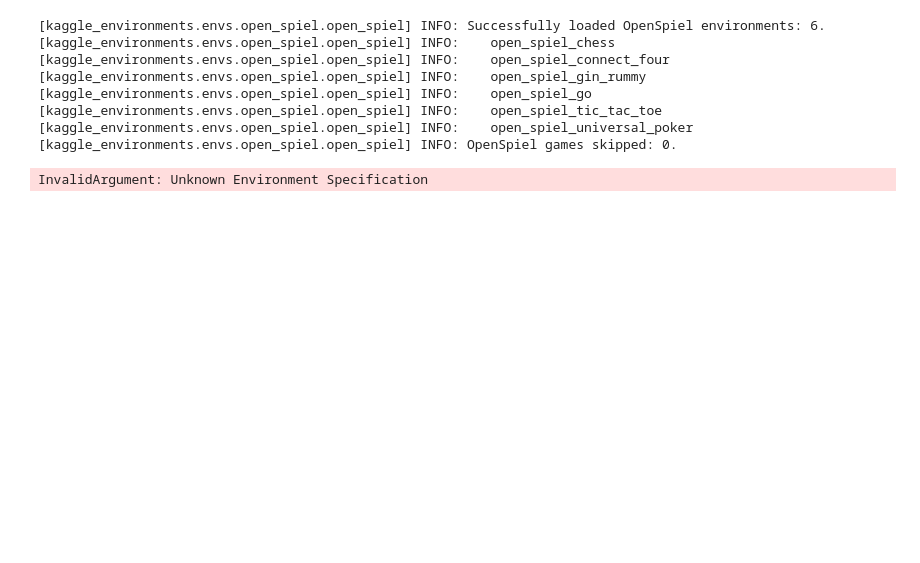
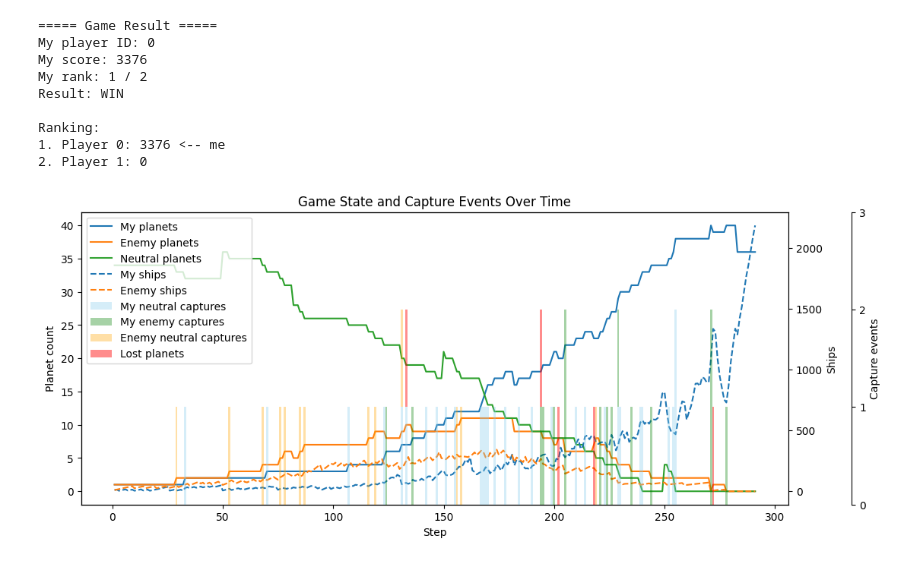
Before and after one commit to aneber20/orbit-wars-kaggle, a Jupyter notebook: test.ipynb, the cells around one changed output. Saved outputs shown, nothing was run; the diff lists cells and outputs as text; code cells hidden in the pictures; blank space fills up the shorter version.

Commit message:
Got performance similar to the baseline set by the step by step notebook

```diff
--- a/test.ipynb
+++ b/test.ipynb
@@ -1,17 +1,20 @@
 # %%
+import os
+import logging
+
+os.environ["KAGGLE_ENVS_LOG_LEVEL"] = "ERROR"
+logging.getLogger().setLevel(logging.ERROR)
+
+import random
+import numpy as np
+
+random.seed(42)
+np.random.seed(42)
+
 from kaggle_environments import make
-
-env = make("orbit_wars", debug=True)
-print(f"Environment: {env.name} v{env.version}")
-print(f"Players: {env.specification.agents}")
-print(f"Max steps: {env.configuration.episodeSteps}")
+from kaggle_environments.envs.orbit_wars.orbit_wars import Planet
+import matplotlib.pyplot as plt
+import math
+import pandas as pd
+from matplotlib.ticker import MaxNLocator
+from tqdm import tqdm
-# %% [output]
-[kaggle_environments.envs.open_spiel.open_spiel] INFO: Successfully loaded OpenSpiel environments: 6.
-[kaggle_environments.envs.open_spiel.open_spiel] INFO:    open_spiel_chess
-[kaggle_environments.envs.open_spiel.open_spiel] INFO:    open_spiel_connect_four
-[kaggle_environments.envs.open_spiel.open_spiel] INFO:    open_spiel_gin_rummy
-[kaggle_environments.envs.open_spiel.open_spiel] INFO:    open_spiel_go
-[kaggle_environments.envs.open_spiel.open_spiel] INFO:    open_spiel_tic_tac_toe
-[kaggle_environments.envs.open_spiel.open_spiel] INFO:    open_spiel_universal_poker
-[kaggle_environments.envs.open_spiel.open_spiel] INFO: OpenSpiel games skipped: 0.
-InvalidArgument: Unknown Environment Specification
@@ -17,0 +48,19 @@ InvalidArgument: Unknown Environment Specification
+# %%
+def nearest_agent(obs):
+    moves = []
+
+    my_planets, targets = split_planets(obs)
+
+    if not my_planets or not targets:
+        return moves
+
+    for mine in my_planets:
+        nearest = get_nearest_target(mine, targets)
+
+        ships_needed = nearest[5] + 1
+
+        if mine[5] >= ships_needed:
+            angle = get_angle(mine, nearest)
+            moves.append([mine[0], angle, ships_needed])
+
+    return moves
@@ -17,0 +449,15 @@ InvalidArgument: Unknown Environment Specification
+# %%
+env = make("orbit_wars", debug=True, configuration={"seed": 42})
+env.run([nearest_agent, "random"])
+plot_game_state(env)
+# %% [output]
+===== Game Result =====
+My player ID: 0
+My score: 3376
+My rank: 1 / 2
+Result: WIN
+
+Ranking:
+1. Player 0: 3376 <-- me
+2. Player 1: 0
+[figure, added]
```
Also changed, not shown: parts of 10 cells of this notebook, 3 other files.
